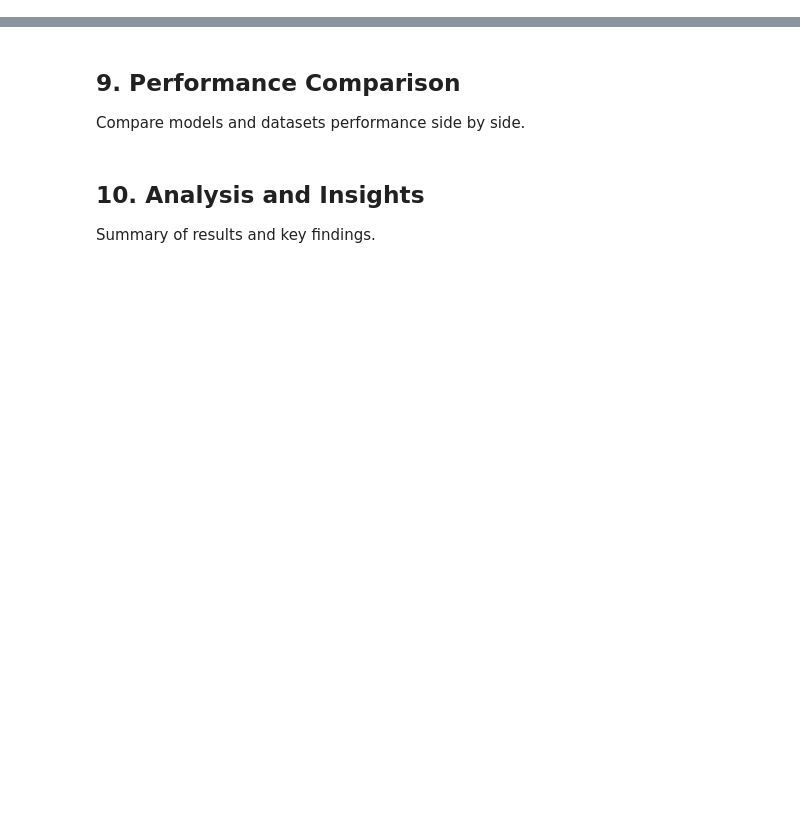
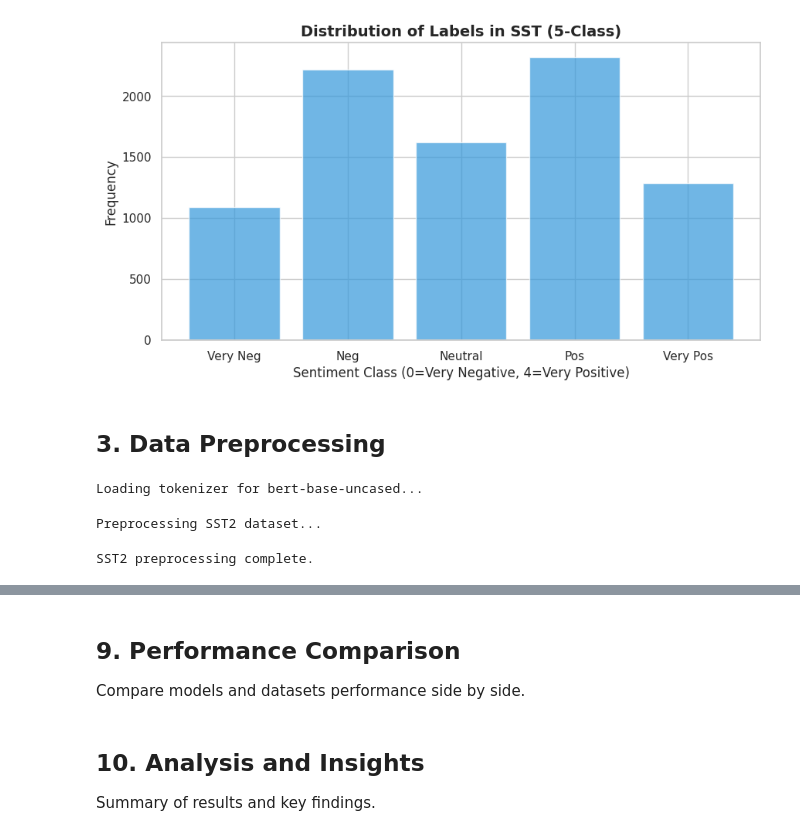
Before and after one commit to DPO-Labs/Cutting-Out-the-Middleman, a Jupyter notebook: src/Task_3_Sentiment_Classification.ipynb, the cells around one changed output, grey strips where cells are left out. Cells and saved outputs as stored; diff of their text form; code cells hidden in the pictures; blank space fills up the shorter version.

```diff
--- a/src/Task_3_Sentiment_Classification.ipynb
+++ b/src/Task_3_Sentiment_Classification.ipynb
@@ -843,0 +54,24 @@ print("Pipelines created!")
+# %%
+import os
+import numpy as np
+import pandas as pd
+import matplotlib.pyplot as plt
+import seaborn as sns
+from sklearn.metrics import accuracy_score, classification_report, confusion_matrix, f1_score
+from datasets import load_dataset
+from transformers import (
+    AutoTokenizer,
+    AutoModelForSequenceClassification,
+    Trainer,
+    TrainingArguments,
+    pipeline
+)
+import torch
+
+# Set style
+sns.set_theme(style="whitegrid")
+plt.rcParams['figure.figsize'] = [10, 6]
+
+print(f"Using device: {'cuda' if torch.cuda.is_available() else 'cpu'}")
+if torch.cuda.is_available():
+    print(f"GPU: {torch.cuda.get_device_name(0)}")
@@ -843,0 +159,43 @@ print("Pipelines created!")
+# %%
+# SST continuous labels distribution -> now discrete 0-4
+sst_labels = sst_dataset['train']['label']
+plt.figure(figsize=(10, 5))
+plt.hist(sst_labels, bins=5, range=(-0.5, 4.5), color='#3498db', alpha=0.7, rwidth=0.8)
+plt.title('Distribution of Labels in SST (5-Class)', fontsize=14, fontweight='bold')
+plt.xlabel('Sentiment Class (0=Very Negative, 4=Very Positive)')
+plt.ylabel('Frequency')
+plt.xticks([0, 1, 2, 3, 4], ['Very Neg', 'Neg', 'Neutral', 'Pos', 'Very Pos'])
+plt.show()
+# %% [output]
+[figure, added]
+# %% [markdown]
+## 3. Data Preprocessing
+# %%
+# Select model and tokenizer
+model_name = "bert-base-uncased"  # Larger model for better performance
+
+print(f"Loading tokenizer for {model_name}...")
+tokenizer = AutoTokenizer.from_pretrained(model_name)
+# %% [output]
+Loading tokenizer for bert-base-uncased...
+# %%
+# Preprocess SST2 dataset
+def preprocess_function_sst2(examples):
+    return tokenizer(
+        examples['sentence'],
+        padding='max_length',
+        truncation=True,
+        max_length=64
+    )
+
+print("Preprocessing SST2 dataset...")
+sst2_encoded = sst2_dataset.map(
+    preprocess_function_sst2,
+    batched=True,
+    remove_columns=['sentence', 'idx']
+)
+
+print("SST2 preprocessing complete.")
+# %% [output]
+Preprocessing SST2 dataset...
+SST2 preprocessing complete.
```
Also changed, not shown: parts of 64 cells of this notebook, 1 other file.
